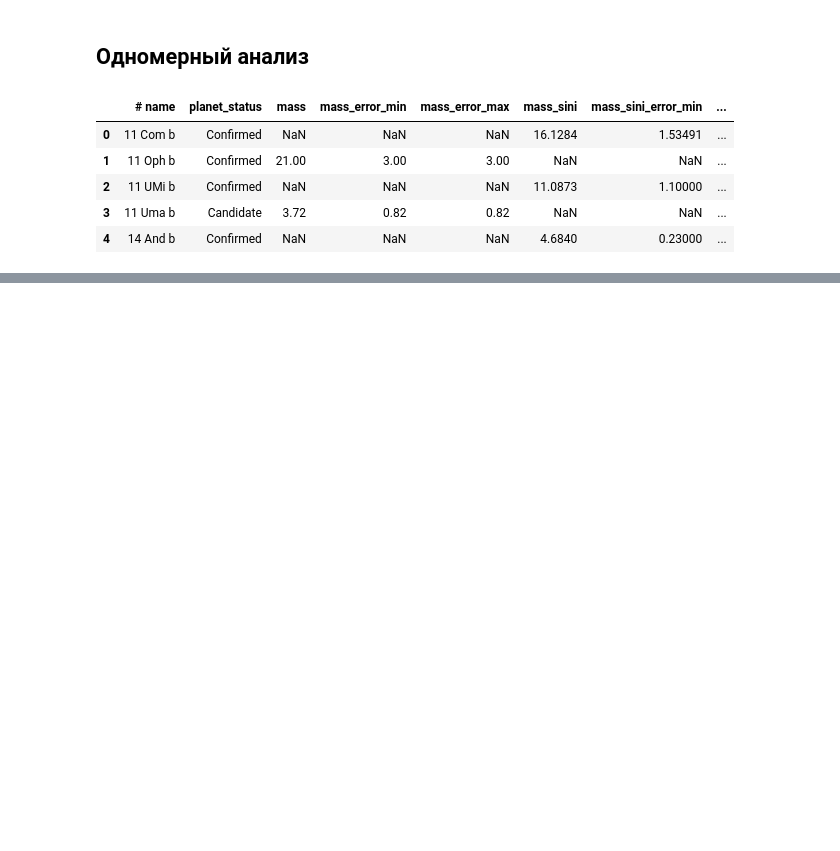
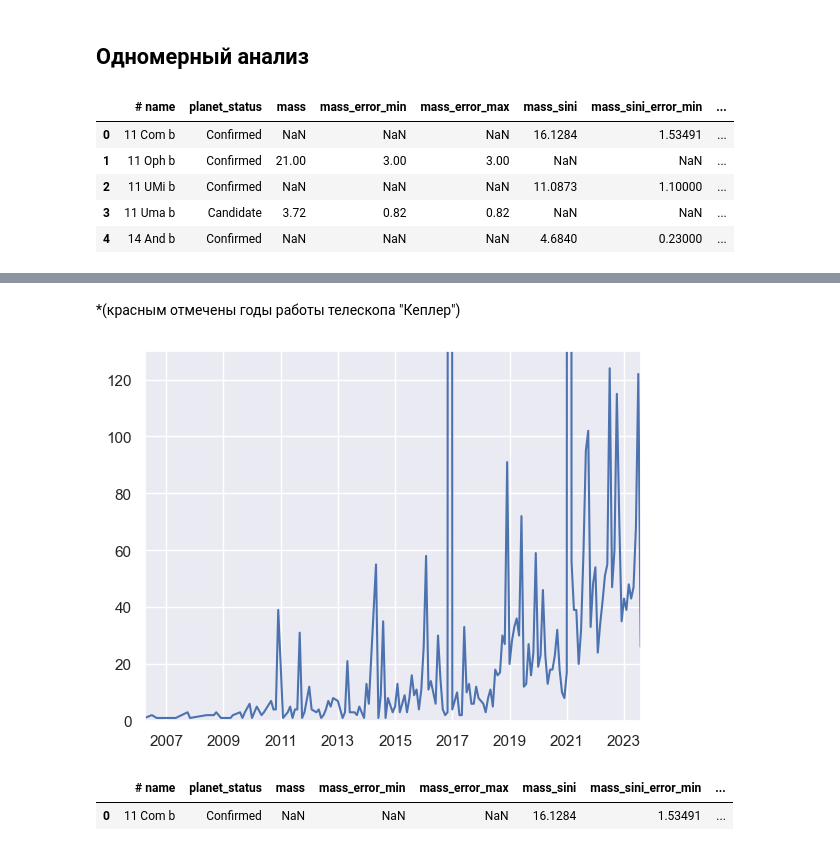
Before and after one commit to gbrs/exoplanets_eda, a Jupyter notebook: exoplnets_eda.ipynb, the cells around one changed output, grey strips where cells are left out. Drawn from its saved outputs; the diff is of its cells as text; code cells hidden in the pictures; blank space fills up the shorter version.

```diff
--- a/exoplnets_eda.ipynb
+++ b/exoplnets_eda.ipynb
@@ -220,0 +247,12 @@ df.head()
+# %% [markdown]
+*(красным отмечены годы работы телескопа "Кеплер")
+# %%
+df.updated.dt.to_period("M").value_counts().sort_index().plot()
+plt.ylim(0, 130);
+# %% [output]
+[figure, added]
+# %%
+df.head(1)
+# %% [output]
+|  | # name | planet_status | mass | mass_error_min | mass_error_max | mass_sini | mass_sini_error_min | ... |
+| 0 | 11 Com b | Confirmed | NaN | NaN | NaN | 16.1284 | 1.53491 | ... |
```
Also changed, not shown: parts of 3 cells of this notebook, 1 other file.
